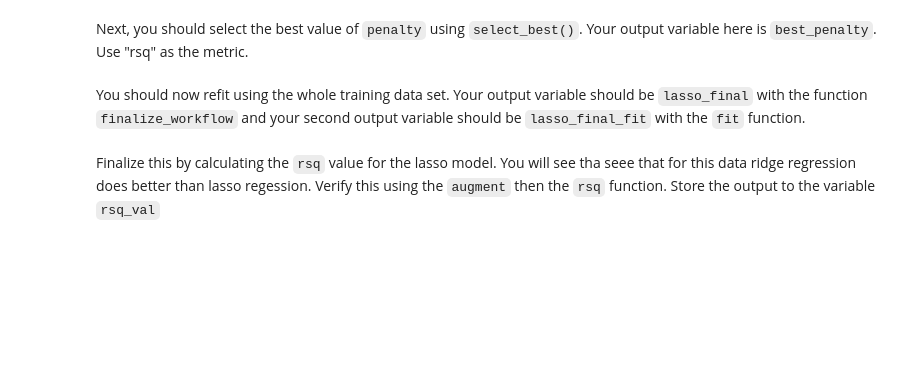
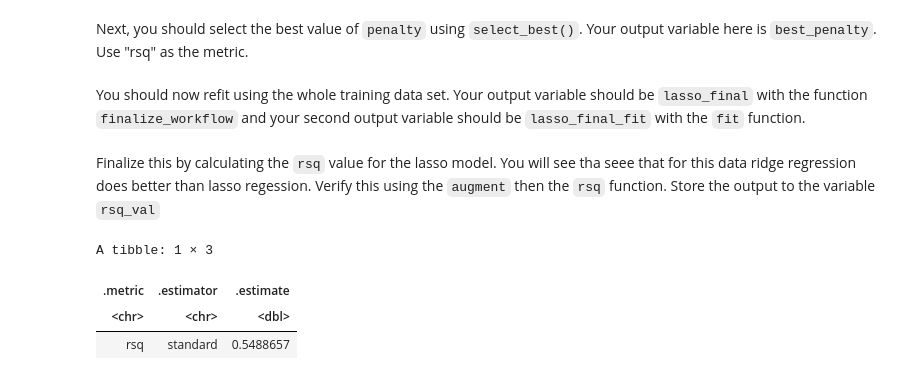
Before and after one commit to dennislamcv1/UniofColStatsLearning, a Jupyter notebook: Resampling, Selection and Splines/Lasso Regression Programming Assignment.ipynb, the cells around one changed output. Cells and saved outputs as stored; diff of their text form; code cells hidden in the pictures; blank space fills up the shorter version.

```diff
--- a/Resampling, Selection and Splines/Lasso Regression Programming Assignment.ipynb
+++ b/Resampling, Selection and Splines/Lasso Regression Programming Assignment.ipynb
@@ -80,0 +118,21 @@ Finalize this by calculating the `rsq` value for the lasso model. You will see t
+# %%
+# Select the best penalty based on rsq
+best_penalty <- select_best(tune_res, metric = "rsq")
+
+# Finalize the workflow with the best penalty
+lasso_final <- finalize_workflow(lasso_workflow, best_penalty)
+
+# Fit the finalized workflow on the whole training data set
+lasso_final_fit <- fit(lasso_final, data = Hitters_train)
+
+# Calculate rsq value for the lasso model
+rsq_val <- augment(lasso_final_fit, Hitters_test) %>%
+  rsq(truth = Salary, .pred)
+
+# Display rsq value
+rsq_val
+# %% [output]
+A tibble: 1 × 3
+| .metric | .estimator | .estimate |
+| <chr> | <chr> | <dbl> |
+| rsq | standard | 0.5488657 |
```
Also changed, not shown: parts of 11 cells of this notebook, 5 other files.
